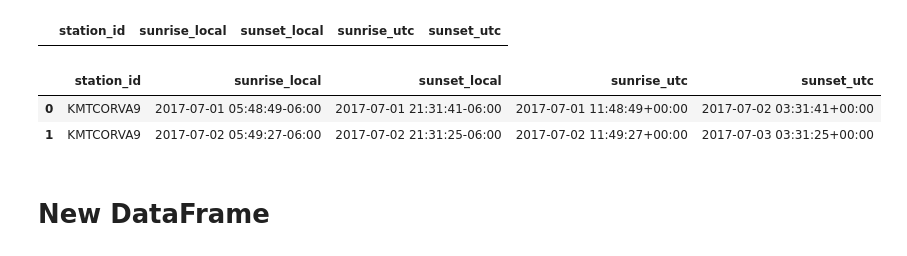
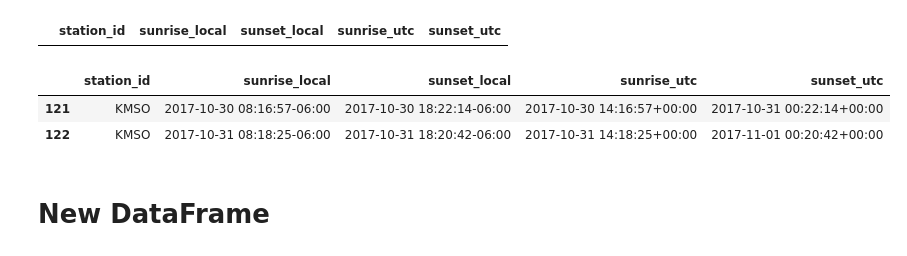
Before and after one commit to samsoe/nfc, a Jupyter notebook: notebooks/weather_data_calculations.ipynb, the cells around one changed output. Cells and saved outputs as stored; diff of their text form; code cells hidden in the pictures.

Commit message:
2017-sunrise_set-temp_pressure-190212_KMSO_003.csv

```diff
--- a/notebooks/weather_data_calculations.ipynb
+++ b/notebooks/weather_data_calculations.ipynb
@@ -60,7 +68,7 @@ wund.tail(2)
 #### Sunset Sunrise Data
 # %%
 # Load Sunset Sunrise data
-sun_filename = '../data/sunrise_sunset-wunderground-utc.csv'
+sun_filename = '../data/sunrise_sunset-KMSO_190209.csv'
 sun = pd.read_csv(sun_filename, parse_dates=['sunrise', 'sunset'])
 # %%
 # Select a subset of loaded DataFrame
@@ -91,11 +99,11 @@ sun[sun.sunset_local.dt.month == 11]
 # Reset index
 sun = sun.reset_index(drop=True)
 # %%
-sun.head(2)
+sun.tail(2)
 # %% [output]
 |  | station_id | sunrise_local | sunset_local | sunrise_utc | sunset_utc |
-| 0 | KMTCORVA9 | 2017-07-01 05:48:49-06:00 | 2017-07-01 21:31:41-06:00 | 2017-07-01 11:48:49+00:00 | 2017-07-02 03:31:41+00:00 |
-| 1 | KMTCORVA9 | 2017-07-02 05:49:27-06:00 | 2017-07-02 21:31:25-06:00 | 2017-07-02 11:49:27+00:00 | 2017-07-03 03:31:25+00:00 |
+| 121 | KMSO | 2017-10-30 08:16:57-06:00 | 2017-10-30 18:22:14-06:00 | 2017-10-30 14:16:57+00:00 | 2017-10-31 00:22:14+00:00 |
+| 122 | KMSO | 2017-10-31 08:18:25-06:00 | 2017-10-31 18:20:42-06:00 | 2017-10-31 14:18:25+00:00 | 2017-11-01 00:20:42+00:00 |
 # %% [markdown]
 # New DataFrame
 # %%
```
Also changed, not shown: parts of 58 cells of this notebook.
